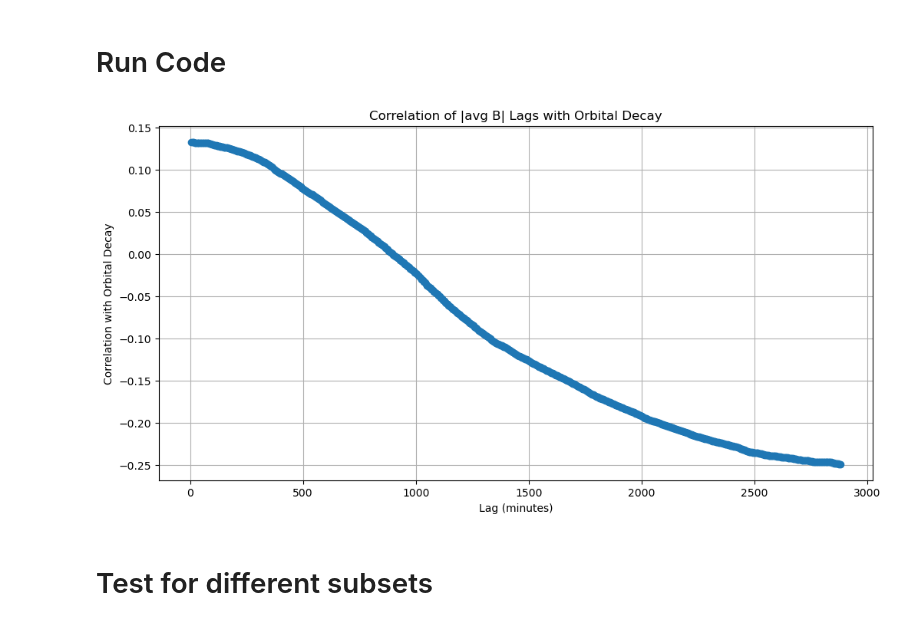
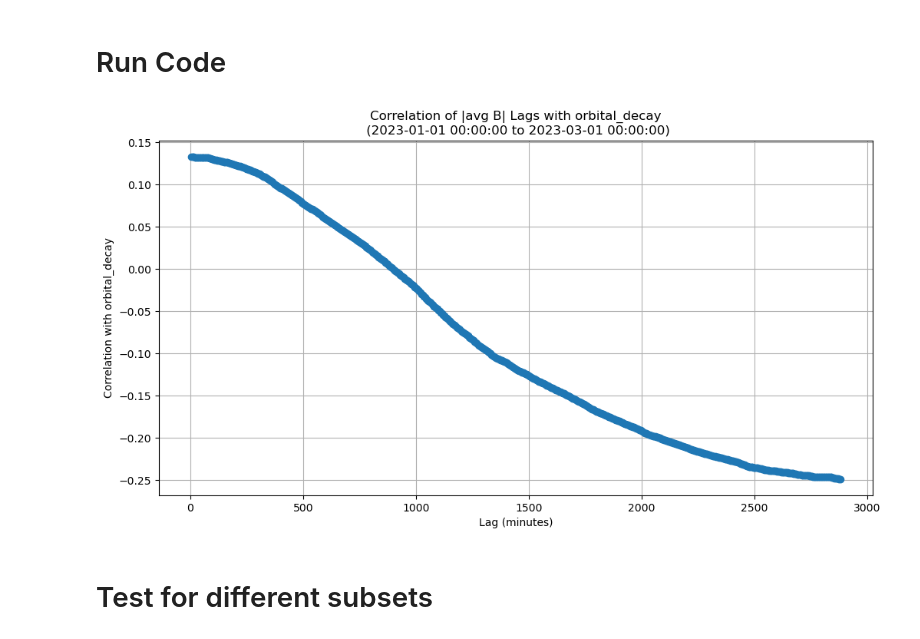
Before and after one commit to David-Student-Bern/MT, a Jupyter notebook: Analysis/Lag/create_lag.ipynb, the cells around one changed output. Saved outputs shown, nothing was run; the diff lists cells and outputs as text; code cells hidden in the pictures.

```diff
--- a/Analysis/Lag/create_lag.ipynb
+++ b/Analysis/Lag/create_lag.ipynb
@@ -23,7 +23,7 @@ GFOC_path = repo_root / Path('Dataset/Dataset_MSc/GFOC_RDCDFI.csv')
 
 # Load only specific columns that you need for analysis
 # This will significantly reduce memory usage
-columns_needed = ['time', 'orbital_decay', '|avg B|', 'ae (Omni)']
+columns_needed = ['time', 'orbital_decay', '|avg B|']
 
 # Try to load with limited columns first
 try:
@@ -113,30 +113,37 @@ def fast_lag_correlation(df, lag_cols, target):
 # %% [markdown]
 # Run Code
 # %%
+#-------------------Input-------------------------
+feature = '|avg B|'
+target = 'orbital_decay'
+start_date = '2023-01-01 00:00:00'
+end_date = '2023-03-01 00:00:00'
+#-------------------------------------------------
+
 # create subset
-subset = GFOC_data[(GFOC_data['time'] >= '2023-01-01 00:00:00') & (GFOC_data['time'] <= '2023-03-01 00:00:00')].reset_index(drop=True)
+subset = GFOC_data[(GFOC_data['time'] >= start_date) & (GFOC_data['time'] <= end_date)].reset_index(drop=True)
 # create lag features
-subset_lag = LagFeatures(subset[['|avg B|']], lag_minutes=5, max_lag_hours=48).df
+subset_lag = LagFeatures(subset[[feature]], lag_minutes=5, max_lag_hours=48).df
 # add target column
-subset_lag['orbital_decay'] = subset['orbital_decay'].values
+subset_lag[target] = subset[target].values
 
 # Get lag columns
-lag_cols = [c for c in subset_lag.columns if c.startswith('|avg B|_Lag')]
+lag_cols = [c for c in subset_lag.columns if c.startswith(f'{feature}_Lag')]
 
 # Fast correlation
-correlations = fast_lag_correlation(subset_lag, lag_cols, 'orbital_decay')
+correlations = fast_lag_correlation(subset_lag, lag_cols, target)
 
 # Plot
 lags = [int(c.split('Lag')[1]) * 5 for c in lag_cols]  # in minutes
 plt.figure(figsize=(12, 6))
 plt.plot(lags, correlations, marker='o')
 plt.xlabel('Lag (minutes)')
-plt.ylabel('Correlation with Orbital Decay')
-plt.title('Correlation of |avg B| Lags with Orbital Decay')
+plt.ylabel(f'Correlation with {target}')
+plt.title(f'Correlation of {feature} Lags with {target}\n ({start_date} to {end_date})')
 plt.grid(True)
 plt.show()
 # %% [output]
-[figure, old version]
+[figure, new version]
 # %% [markdown]
 # Test for different subsets
 # %%
```
Also changed, not shown: parts of 3 cells of this notebook, 2 other files.
